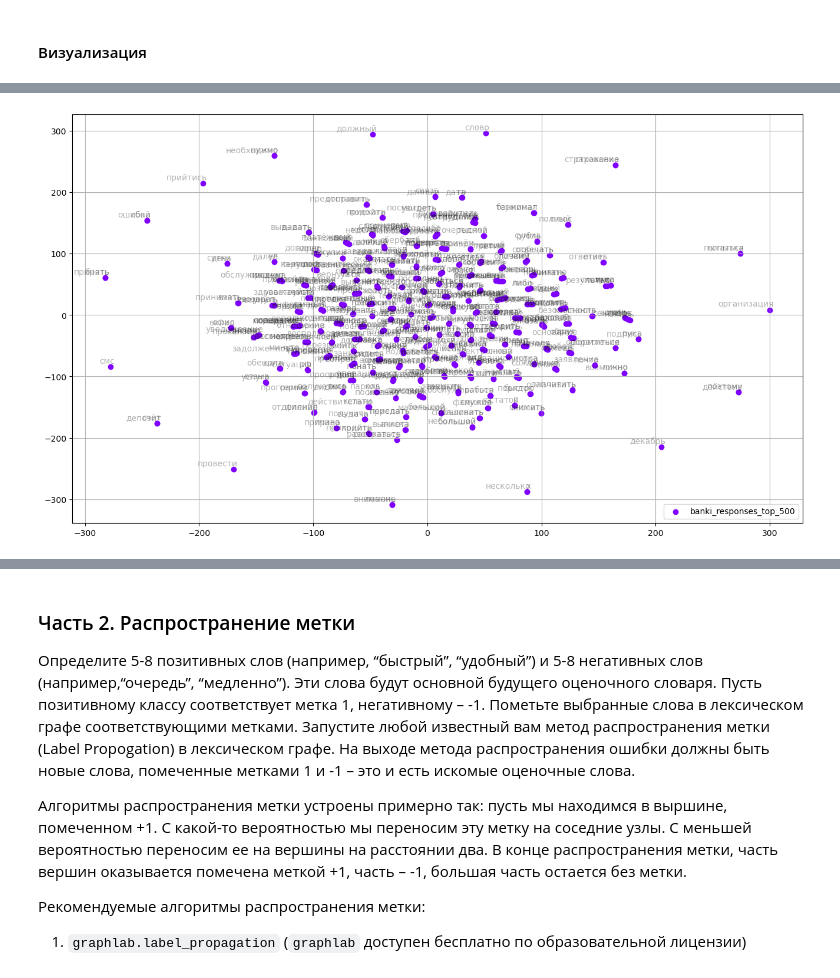
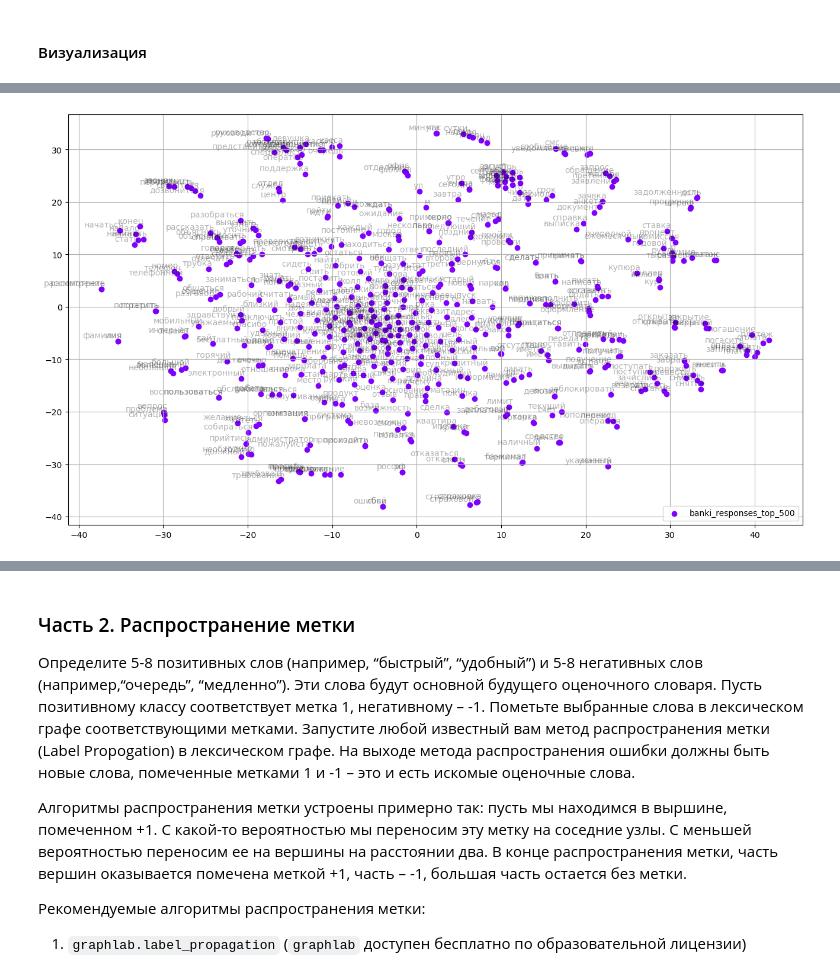
Before and after one commit to p-maksimova/sentiment-analysis-dict-hw, a Jupyter notebook: hw-3.ipynb, the cells around one changed output, grey strips where cells are left out. Saved outputs shown, nothing was run; the diff lists cells and outputs as text; code cells hidden in the pictures.

Commit message:
w2v_model-2

```diff
--- a/hw-3.ipynb
+++ b/hw-3.ipynb
@@ -206,5 +205,5 @@ model.wv.distance('клиент', 'юрлицо')
 #### Визуализация
 # %%
 %%time
-corpus_words = list(itertools.chain(*corpus))
+corpus_words = list(itertools.chain(*corpus_sentences))
 # %% [output]
@@ -213,27 +212,35 @@ Wall time: 3.9 s
+# %%
+# сохранение копуса слов
+with open('corpus_words.pkl', 'wb') as file:
+    pickle.dump(corpus_words, file)
+# %%
+# загрузка копуса слов
+with open('corpus_words.pkl', 'rb') as file:
+    corpus_words = pickle.load(file)
 # %%
 words = []
 embeddings = []
 
 for word in Counter(corpus_words).most_common(500):
-    embeddings.append(model.wv[word[0]])
+    embeddings.append(w2v_model.wv[word[0]])
     words.append(word[0])
 # %%
-tsne_model = TSNE(perplexity=1, n_components=2, init='pca', n_iter=3500, random_state=42)
-embeddings = tsne_model.fit_transform(np.array(embeddings))
+tsne_model = TSNE(perplexity=15, n_components=2, init='pca', n_iter=3500, random_state=42)
+tsne_embeddings = tsne_model.fit_transform(np.array(embeddings))
+
+def tsne_plot(label, embeddings, words=[], a=1):
+    plt.figure(figsize=(16, 9))
+    colors = cm.rainbow(np.linspace(0, 0, 1))
+    x = embeddings[:,0]
+    y = embeddings[:,1]
+    plt.scatter(x, y, c=colors, alpha=a, label=label)
+    for i, word in enumerate(words):
+        plt.annotate(word, alpha=0.3, xy=(x[i], y[i]), xytext=(5, 2),
+                     textcoords='offset points', ha='right', va='bottom', size=10)
+    plt.legend(loc=4)
+    plt.grid(True)
+    plt.show()
+
+tsne_plot('banki_responses_top_500', tsne_embeddings, words)
+# %% [output]
+[figure, added]
-# %%
-def tsne_plot(label, embeddings, words=[], a=1):
-    plt.figure(figsize=(16, 9))
-    colors = cm.rainbow(np.linspace(0, 0, 1))
-    x = embeddings[:,0]
-    y = embeddings[:,1]
-    plt.scatter(x, y, c=colors, alpha=a, label=label)
-    for i, word in enumerate(words):
-        plt.annotate(word, alpha=0.3, xy=(x[i], y[i]), xytext=(5, 2),
-                     textcoords='offset points', ha='right', va='bottom', size=10)
-    plt.legend(loc=4)
-    plt.grid(True)
-    plt.show()
-
-tsne_plot('banki_responses_top_500', embeddings, words)
-# %% [output]
-[figure, removed]
```
Also changed, not shown: parts of 25 cells of this notebook, 1 other file.
